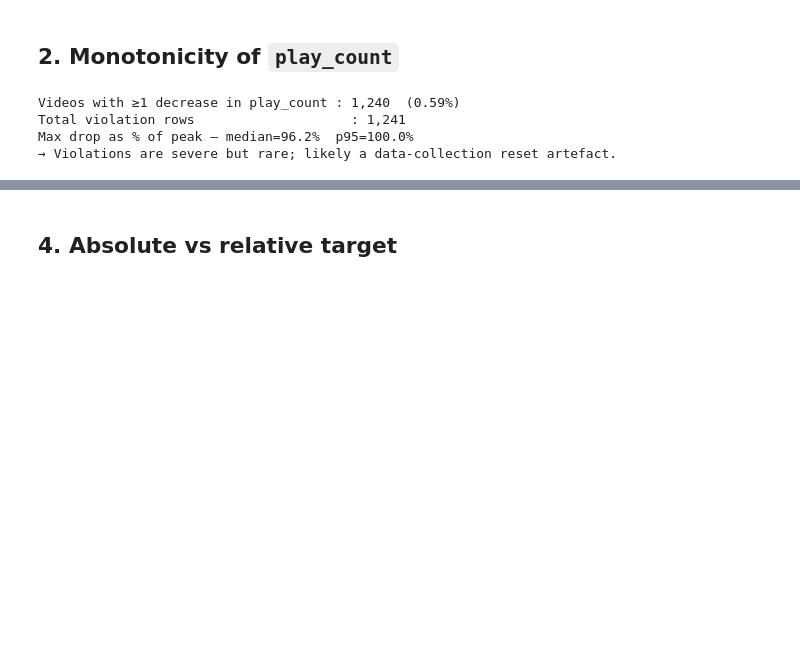
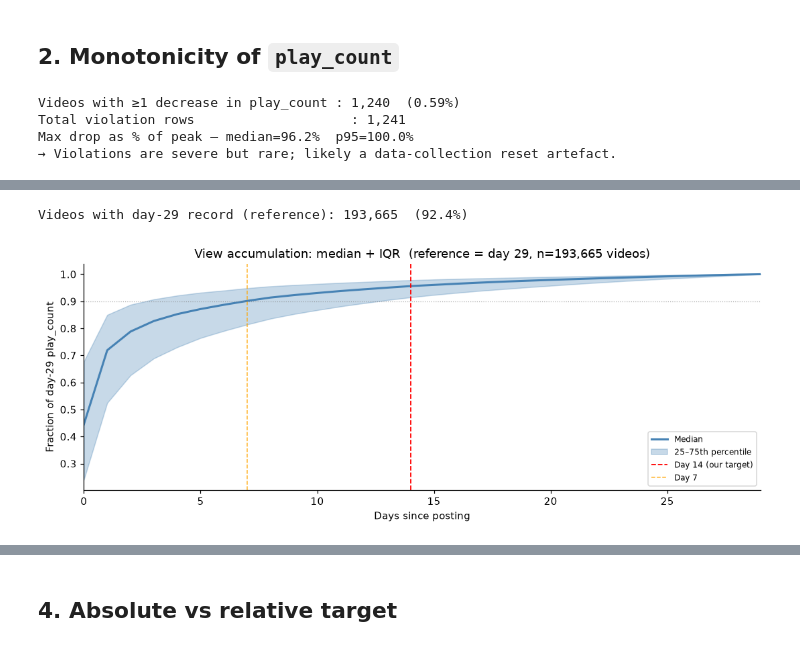
Before and after one commit to Shopska/Personalized_analysis_of_social_media, a Jupyter notebook: notebooks/02-target-selection.ipynb, the cells around one changed output, grey strips where cells are left out. Drawn from its saved outputs; the diff is of its cells as text; code cells hidden in the pictures; blank space fills up the shorter version.

```diff
--- a/notebooks/02-target-selection.ipynb
+++ b/notebooks/02-target-selection.ipynb
@@ -230,0 +157,37 @@ no day-30 (135,603 videos): median create_date=2024-09-04  play_count(day14) med
+# %%
+def _exact_plays(day: int) -> pd.Series:
+    return engagement[engagement["days_since_post"] == day].set_index("video_id")["play_count"]
+
+pc7, pc14, pc29 = _exact_plays(7), _exact_plays(14), _exact_plays(29)
+n_ref = len(pc29)
+print(f"Videos with day-29 record (reference): {n_ref:,}  ({n_ref/len(videos)*100:.1f}%)")
+
+rng_acc = np.random.default_rng(cfg["seed"])
+sample_ids = rng_acc.choice(pc29.index.to_numpy(), size=min(20_000, n_ref), replace=False)
+
+curve = (engagement[engagement["video_id"].isin(sample_ids)]
+         .pivot_table(index="video_id", columns="days_since_post",
+                      values="play_count", aggfunc="first"))
+curve_frac = curve.div(curve[29].replace(0, np.nan), axis=0)
+
+days_plot = sorted([d for d in range(0, 30) if d in curve_frac.columns])
+med_vals  = curve_frac[days_plot].median()
+p25_vals  = curve_frac[days_plot].quantile(0.25)
+p75_vals  = curve_frac[days_plot].quantile(0.75)
+
+fig, ax = plt.subplots(figsize=(10, 4))
+ax.plot(days_plot, med_vals, color="steelblue", linewidth=2, label="Median")
+ax.fill_between(days_plot, p25_vals, p75_vals, alpha=0.3, color="steelblue",
+                label="25–75th percentile")
+ax.axvline(14, color="red", linestyle="--", linewidth=1.2, label="Day 14 (our target)")
+ax.axvline(7,  color="orange", linestyle="--", linewidth=1.0, alpha=0.8, label="Day 7")
+ax.axhline(0.9, color="gray", linestyle=":", linewidth=0.8, alpha=0.7)
+ax.set_xlabel("Days since posting"); ax.set_ylabel("Fraction of day-29 play_count")
+ax.set_title(f"View accumulation: median + IQR  (reference = day 29, n={n_ref:,} videos)")
+ax.legend(fontsize=8); ax.set_xlim(0, 29)
+fig.tight_layout()
+fig.savefig(FIGS / "fig2_accumulation_curve.png", dpi=120)
+plt.show()
+# %% [output]
+Videos with day-29 record (reference): 193,665  (92.4%)
+[figure, added]
```
Also changed, not shown: parts of 18 cells of this notebook, 8 other files.
